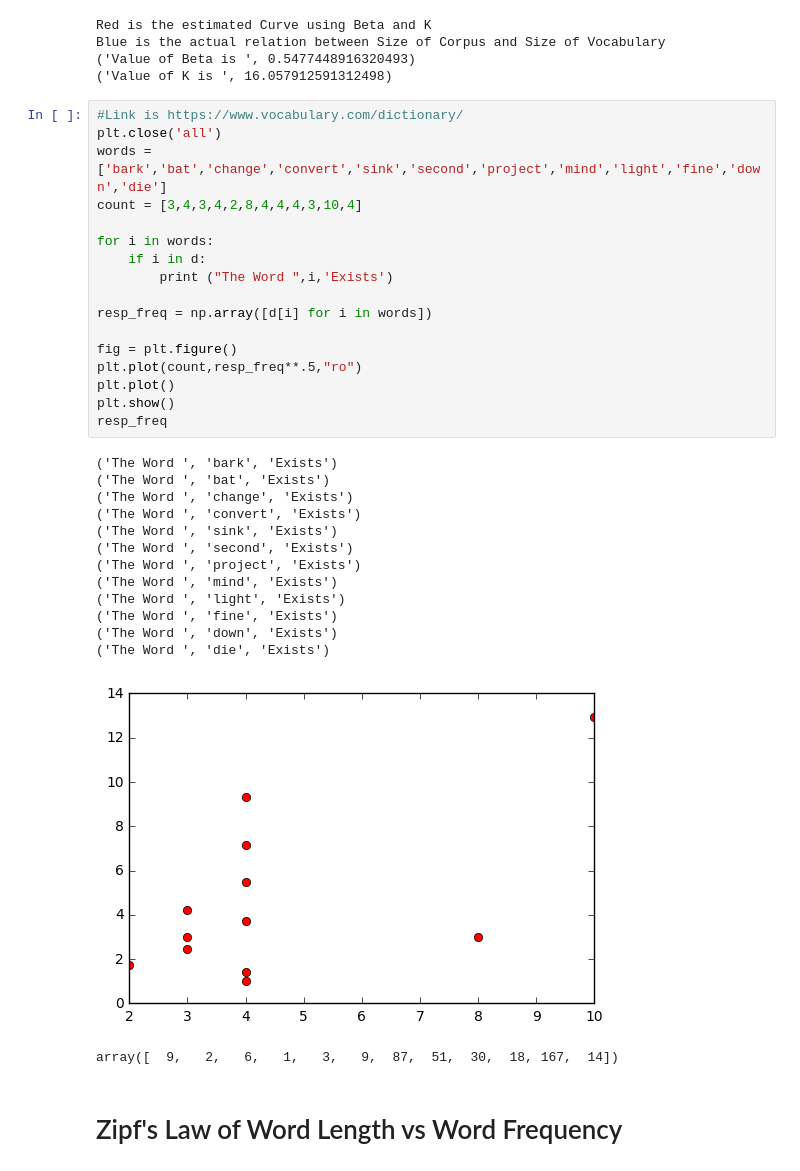
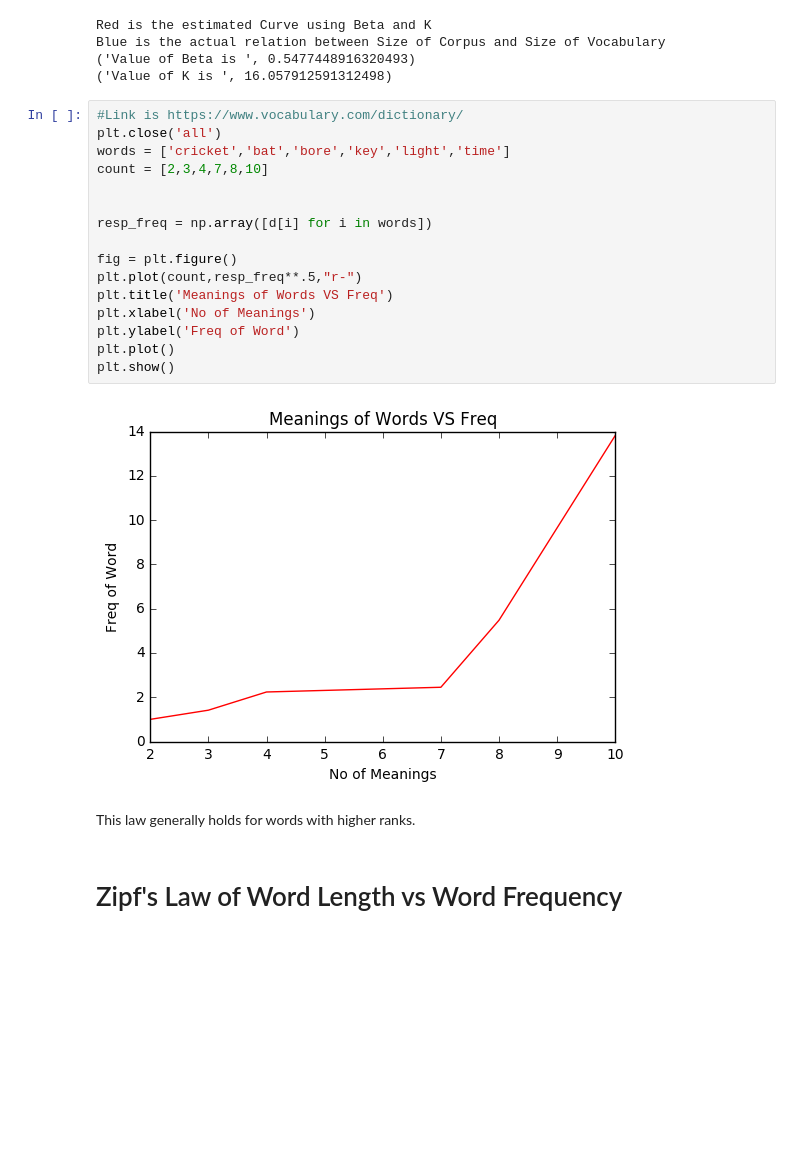
Before and after one commit to Rithwikksvr/Natural-Language-Processing, a Jupyter notebook: Assignment_1.ipynb, the cells around one changed output. Cells and saved outputs as stored; diff of their text form; blank space fills up the shorter version.

```diff
--- a/Assignment_1.ipynb
+++ b/Assignment_1.ipynb
@@ -122,35 +122,23 @@ Blue is the actual relation between Size of Corpus and Size of Vocabulary
 # %%
 #Link is https://www.vocabulary.com/dictionary/
 plt.close('all')
-words = ['bark','bat','change','convert','sink','second','project','mind','light','fine','down','die']
-count = [3,4,3,4,2,8,4,4,4,3,10,4]
+words = ['cricket','bat','bore','key','light','time']
+count = [2,3,4,7,8,10]
 
-for i in words:
-    if i in d:
-        print ("The Word ",i,'Exists')
 
 resp_freq = np.array([d[i] for i in words])
 
 fig = plt.figure()
-plt.plot(count,resp_freq**.5,"ro")
+plt.plot(count,resp_freq**.5,"r-")
+plt.title('Meanings of Words VS Freq')
+plt.xlabel('No of Meanings')
+plt.ylabel('Freq of Word')
 plt.plot()
 plt.show()
-resp_freq
 # %% [output]
-('The Word ', 'bark', 'Exists')
-('The Word ', 'bat', 'Exists')
-('The Word ', 'change', 'Exists')
-('The Word ', 'convert', 'Exists')
-('The Word ', 'sink', 'Exists')
-('The Word ', 'second', 'Exists')
-('The Word ', 'project', 'Exists')
-('The Word ', 'mind', 'Exists')
-('The Word ', 'light', 'Exists')
-('The Word ', 'fine', 'Exists')
-('The Word ', 'down', 'Exists')
-('The Word ', 'die', 'Exists')
-[figure, old version]
+[figure, new version]
-array([  9,   2,   6,   1,   3,   9,  87,  51,  30,  18, 167,  14])
+# %% [markdown]
+This law generally holds for words with higher ranks.
 # %% [markdown]
 # Zipf's Law of Word Length vs Word Frequency
 # %%
```
Also changed, not shown: parts of 1 cell of this notebook.
